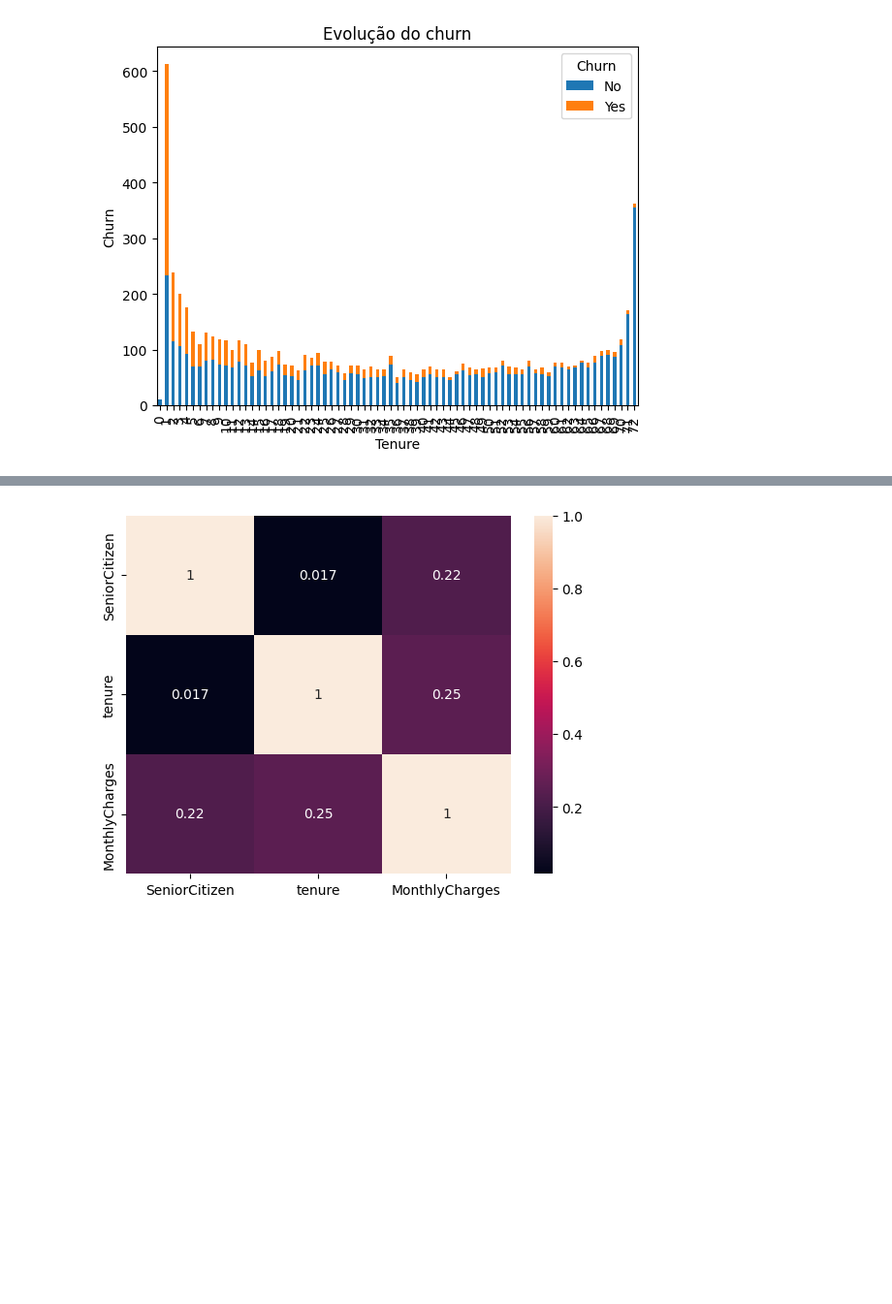
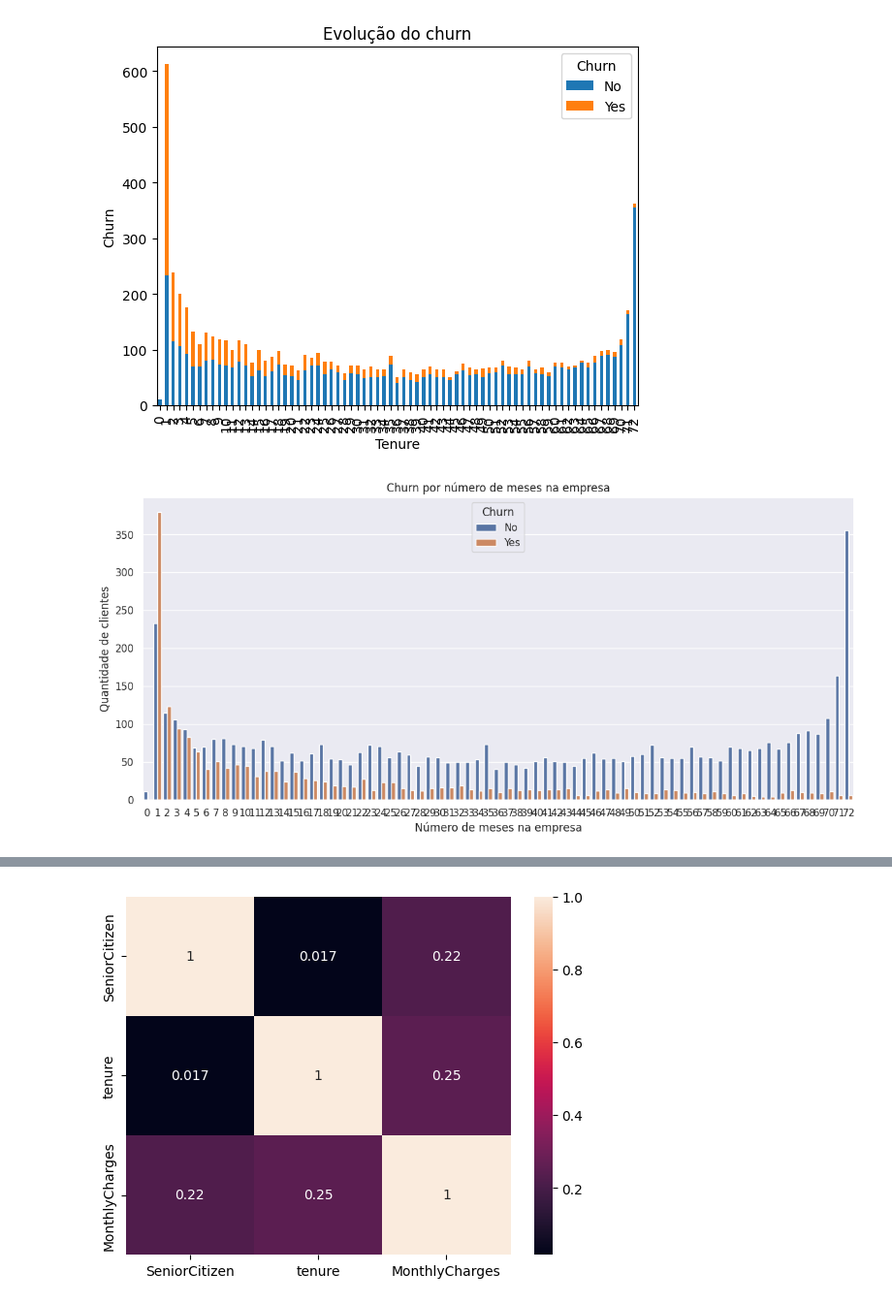
Before and after one commit to Natalia-SB/Portfolio, a Jupyter notebook: churn.ipynb, the cells around one changed output, grey strips where cells are left out. Shown: that part at 97% size. Cells and saved outputs as stored; diff of their text form; code cells hidden in the pictures; blank space fills up the shorter version.

```diff
--- a/churn.ipynb
+++ b/churn.ipynb
@@ -197,3 +197,19 @@ plt.ylabel('Churn')
 plt.show()
 # %% [output]
 [figure]
+# %%
+#cria o gráfico de barras
+sns.countplot(x='tenure', hue='Churn', data=churn)
+
+#configura o título e os eixos
+plt.title('Churn por número de meses na empresa')
+plt.xlabel('Número de meses na empresa')
+plt.ylabel('Quantidade de clientes')
+
+#define o tamanho da figura
+sns.set(rc={'figure.figsize':(14,6)})
+
+#mostra o gráfico
+plt.show()
+# %% [output]
+[figure, added]
```
Also changed, not shown: parts of 1 cell of this notebook.
